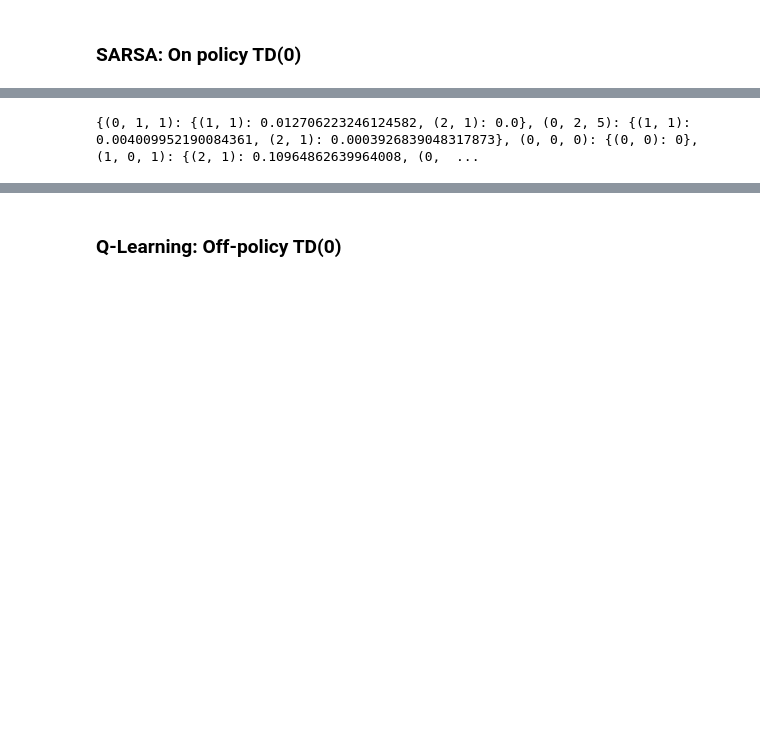
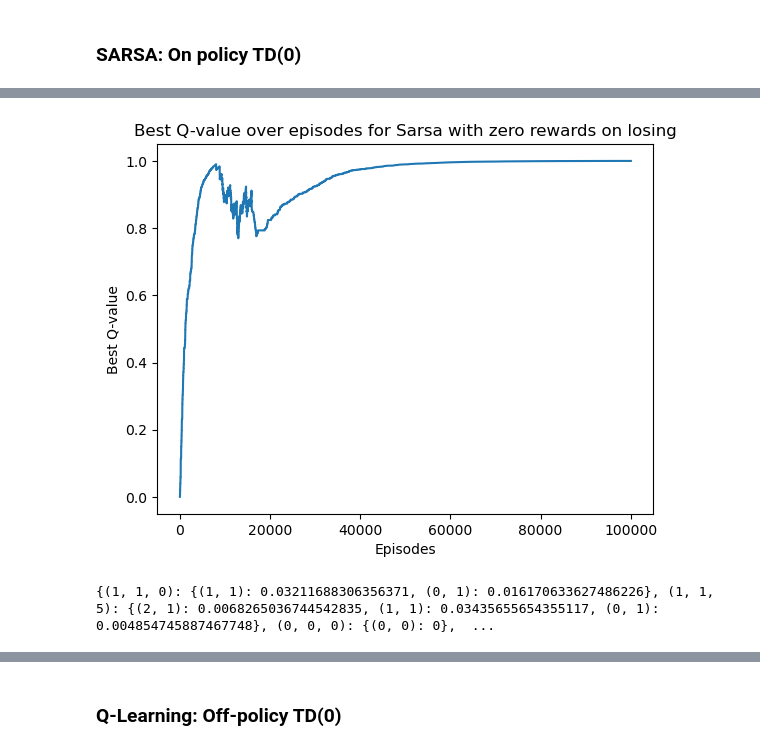
Before and after one commit to s0han24/tabular_rl_methods, a Jupyter notebook: nim_TD.ipynb, the cells around one changed output, grey strips where cells are left out. Saved outputs shown, nothing was run; the diff lists cells and outputs as text; code cells hidden in the pictures; blank space fills up the shorter version.

```diff
--- a/nim_TD.ipynb
+++ b/nim_TD.ipynb
@@ -131,7 +131,7 @@ def is_optimal(s, a):
 # for simplicity consider the version of the problem that starts off with same number of pebbles in each heap and 3 heaps
 num_heaps = 3
 initial_pebbles = 5
-max_episodes = 10000
+max_episodes = 80000
 # %%
 # Defining a class for epsilon greedy policy that has methods to update epsilon to account for GLIE conditions and to sample from epsilon greedy policy
 class EpsilonGreedyPolicy:
@@ -184,6 +184,8 @@ def sample_step_zero_on_losing(game, A, prob_optimal=1.0):
 # SARSA with exploring starts
 def sarsa(gamma=1, policy=EpsilonGreedyPolicy(), step_size=0.02, es=True, sample_step=sample_step_zero_on_losing, epsilon_schedule=None, prob_optimal=1.0):
     Q = {} # take default to be zero
+
+    best_Q_history = []  # To keep track of the best Q-value over episodes for plotting
 
     if epsilon_schedule is None: policy.update(0.05)
 
@@ -224,6 +226,11 @@ def sarsa(gamma=1, policy=EpsilonGreedyPolicy(), step_size=0.02, es=True, sample
 
         if epsilon_schedule is not None: policy.update(epsilon=epsilon_schedule[i])
 
-    return policy, Q
+        # Track the best Q-value for plotting
+        if Q:
+            best_Q = max(max(q.values()) for q in Q.values() if q and len(q) > 0)
+            best_Q_history.append(best_Q)
+
+    return policy, Q, best_Q_history
 # %%
 # Epsilon Greedy and exploring starts
@@ -261,10 +268,18 @@ percentage of winning positions fumbled: 26.42 %
+# %%
+plt.plot(history)
+plt.xlabel('Episodes')
+plt.ylabel('Best Q-value')
+plt.title('Best Q-value over episodes for Sarsa with zero rewards on losing')
+plt.show()
+# %% [output]
+[figure, added]
 # %%
 # Epsilon Greedy but no exploring starts
-policy, Q = sarsa(es=False)
+policy, Q, history = sarsa(es=False)
 
 print(Q)
 # %% [output]
-{(0, 1, 1): {(1, 1): 0.012706223246124582, (2, 1): 0.0}, (0, 2, 5): {(1, 1): 0.004009952190084361, (2, 1): 0.0003926839048317873}, (0, 0, 0): {(0, 0): 0}, (1, 0, 1): {(2, 1): 0.10964862639964008, (0,  ...
+{(1, 1, 0): {(1, 1): 0.03211688306356371, (0, 1): 0.016170633627486226}, (1, 1, 5): {(2, 1): 0.0068265036744542835, (1, 1): 0.03435655654355117, (0, 1): 0.004854745887467748}, (0, 0, 0): {(0, 0): 0},  ...
 # %%
 evaluate_using_fumbles(policy, Q)
 # %% [output]
```
Also changed, not shown: parts of 56 cells of this notebook, 1 other file.
